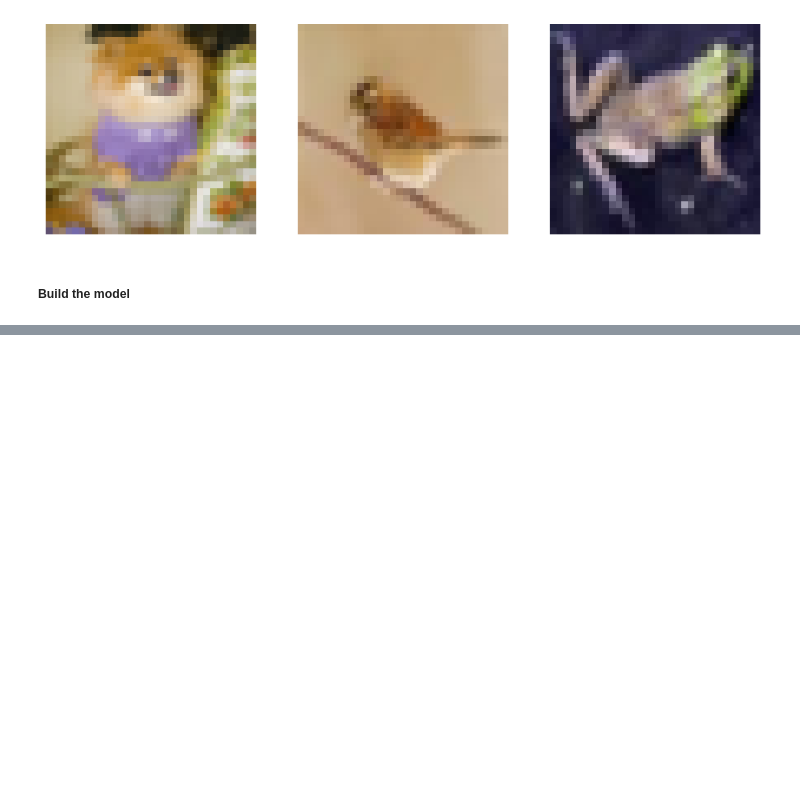
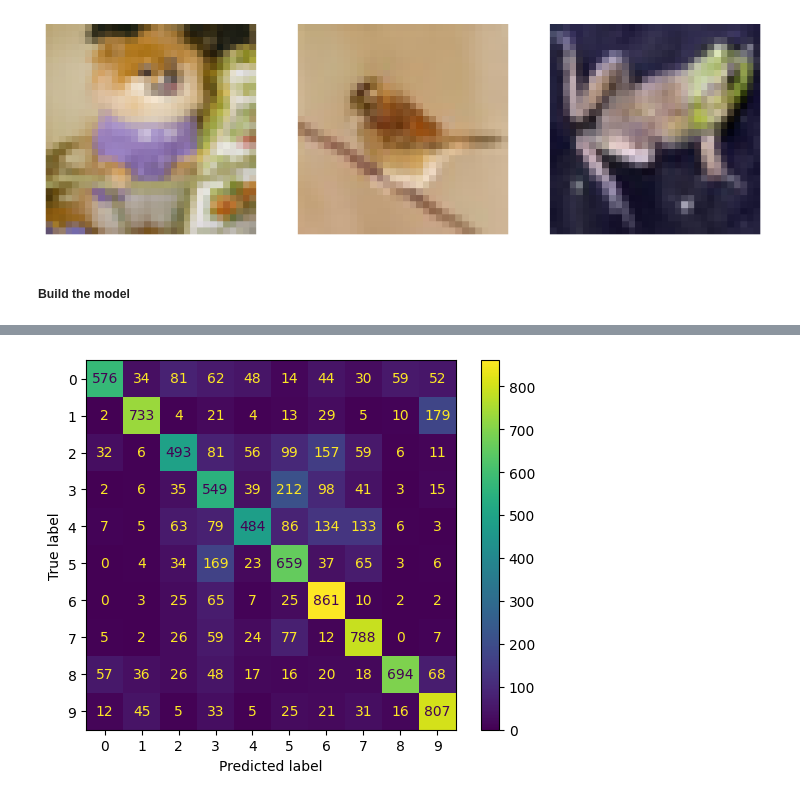
Before and after one commit to prashalruchiranga/CIFAR-10-Image-Classification, a Jupyter notebook: index.ipynb, the cells around one changed output, grey strips where cells are left out. Drawn from its saved outputs; the diff is of its cells as text; code cells hidden in the pictures; blank space fills up the shorter version.

```diff
--- a/index.ipynb
+++ b/index.ipynb
@@ -104,0 +163,10 @@ _________________________________________________________________
+# %%
+from sklearn.metrics import confusion_matrix, ConfusionMatrixDisplay
+
+predicted_probabilities = model.predict(X_test)
+predictions = np.argmax(predicted_probabilities, axis=1)
+conf_mat = confusion_matrix(y_test, predictions)
+conf_mat_display = ConfusionMatrixDisplay(conf_mat)
+conf_mat_display.plot()
+plt.show()
+# %% [output]
@@ -104,0 +174 @@ _________________________________________________________________
+[figure, added]
```
Also changed, not shown: parts of 8 cells of this notebook.
